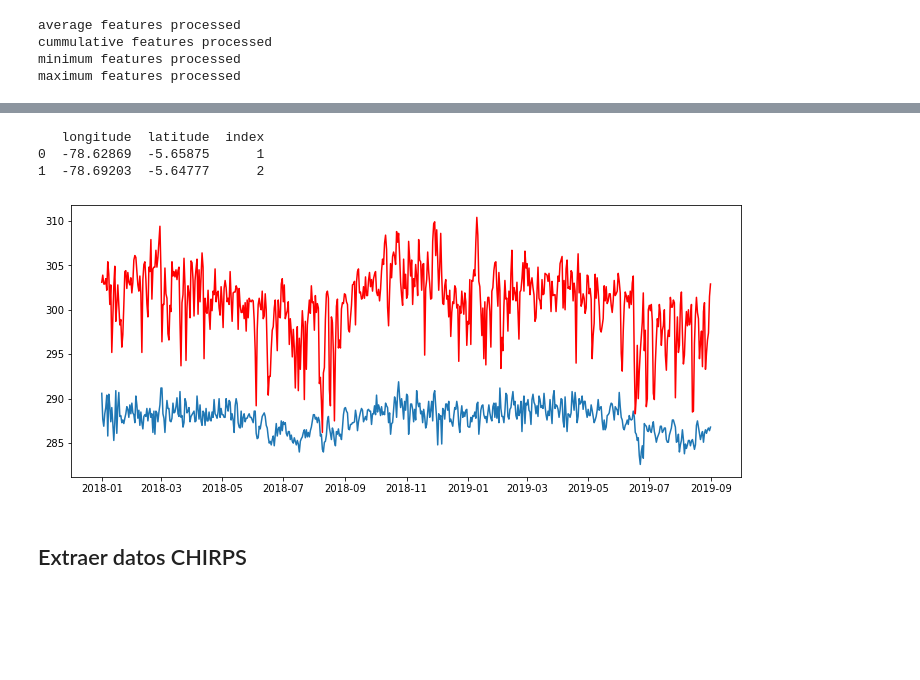
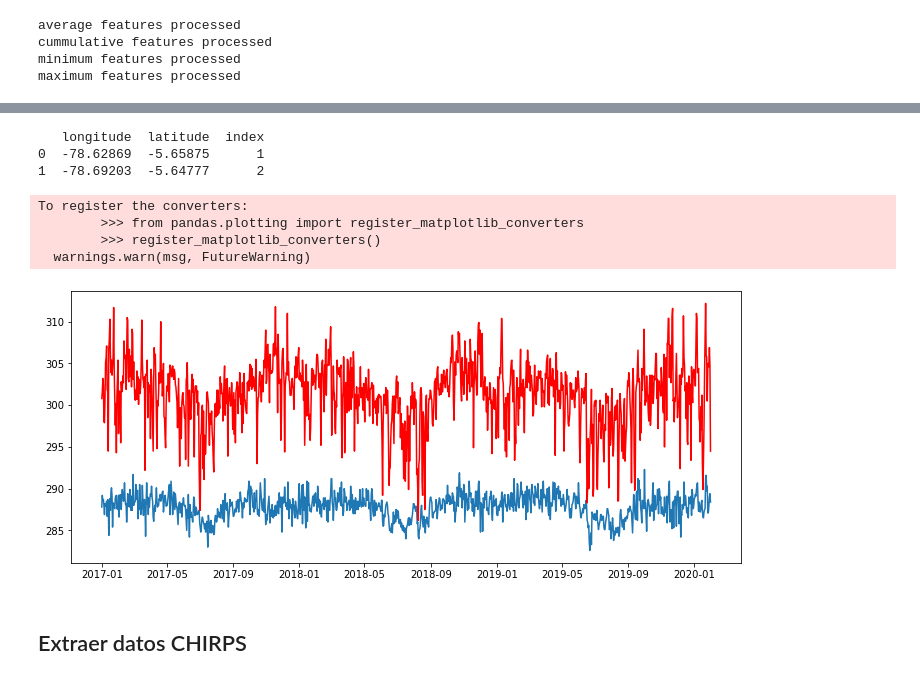
Before and after one commit to anaguilarar/gee_NOAA, a Jupyter notebook: Descargar clima de GEE.ipynb, the cells around one changed output, grey strips where cells are left out. Drawn from its saved outputs; the diff is of its cells as text; code cells hidden in the pictures; blank space fills up the shorter version.

```diff
--- a/Descargar clima de GEE.ipynb
+++ b/Descargar clima de GEE.ipynb
@@ -14,7 +14,7 @@ import matplotlib.pyplot as plt
 ### Extraer datos NOAA y resumirlos a nivel diario
 # %%
 ## conusltar las imageens disponibles en google earth engine para la misión en específico
-datainit = get_geedata.gee_weatherdata("2018-01-01","2019-08-31", "data/truestationlocation.csv", mission = "noaa")
+datainit = get_geedata.gee_weatherdata("2017-01-01","2020-01-31", "data/truestationlocation.csv", mission = "noaa")
 datainit.features
 # %% [output]
 |  | longitude | latitude | index |
@@ -23,12 +26,9 @@ datainit.features
 # %%
-## Señalar que bandas serán resumidas por promedio, sumatario, mínimio o máximo
 
 avgbands =  ['Specific_humidity_height_above_ground',
              'Pressure_surface']
 
-sumbands = ['Downward_Long-Wave_Radp_Flux_surface_6_Hour_Average',
-            'Downward_Short-Wave_Radiation_Flux_surface_6_Hour_Average',
-            'Upward_Long-Wave_Radp_Flux_surface_6_Hour_Average',
+sumbands = ['Downward_Short-Wave_Radiation_Flux_surface_6_Hour_Average',
             'Upward_Short-Wave_Radiation_Flux_surface_6_Hour_Average',
             'Precipitation_rate_surface_6_Hour_Average',
             'Potential_Evaporation_Rate_surface_6_Hour_Average']
@@ -38,7 +38,7 @@ maxbands = ['Maximum_temperature_height_above_ground_6_Hour_Interval']
 # %%
 ## extracción de los datos
 
-noaadata= datainit.summarise_noaa(averagecols=avgbands,
+noaadata= datainit.summarise_hourlydata(averagecols=avgbands,
                        cummulativecols=sumbands,
                        minimumcols = minbands,
                        maximumcols = maxbands)
@@ -59,20 +59,23 @@ noaadata.head()
 # %%
 ### gráficar resultados
 print(datainit.features)
 
 ref_long = datainit.features.longitude.loc[0]
 
-plotdata = noaadata[np.round(noaadata.longitude, 5) == np.round(ref_long, 5)]
-#plotdata = datasummarised[np.in1d(datasummarised.index.get_level_values(2), [-5.65875])]
+plotdata = noaadata[np.round(noaadata.longitude, 3) == np.round(ref_long, 3)]
 
 plt.figure(figsize=[12,5])
 plt.plot(plotdata.date, plotdata['Minimum_temperature_height_above_ground_6_Hour_Interval'].values)
 plt.plot(plotdata.date, plotdata['Maximum_temperature_height_above_ground_6_Hour_Interval'].values, color = 'red')
 plt.show()
 # %% [output]
    longitude  latitude  index
 0  -78.62869  -5.65875      1
 1  -78.69203  -5.64777      2
+To register the converters:
+        >>> from pandas.plotting import register_matplotlib_converters
+        >>> register_matplotlib_converters()
+  warnings.warn(msg, FutureWarning)
-[figure, old version]
+[figure, new version]
 # %%
 ### exportar datos
```
Also changed, not shown: parts of 15 cells of this notebook.
